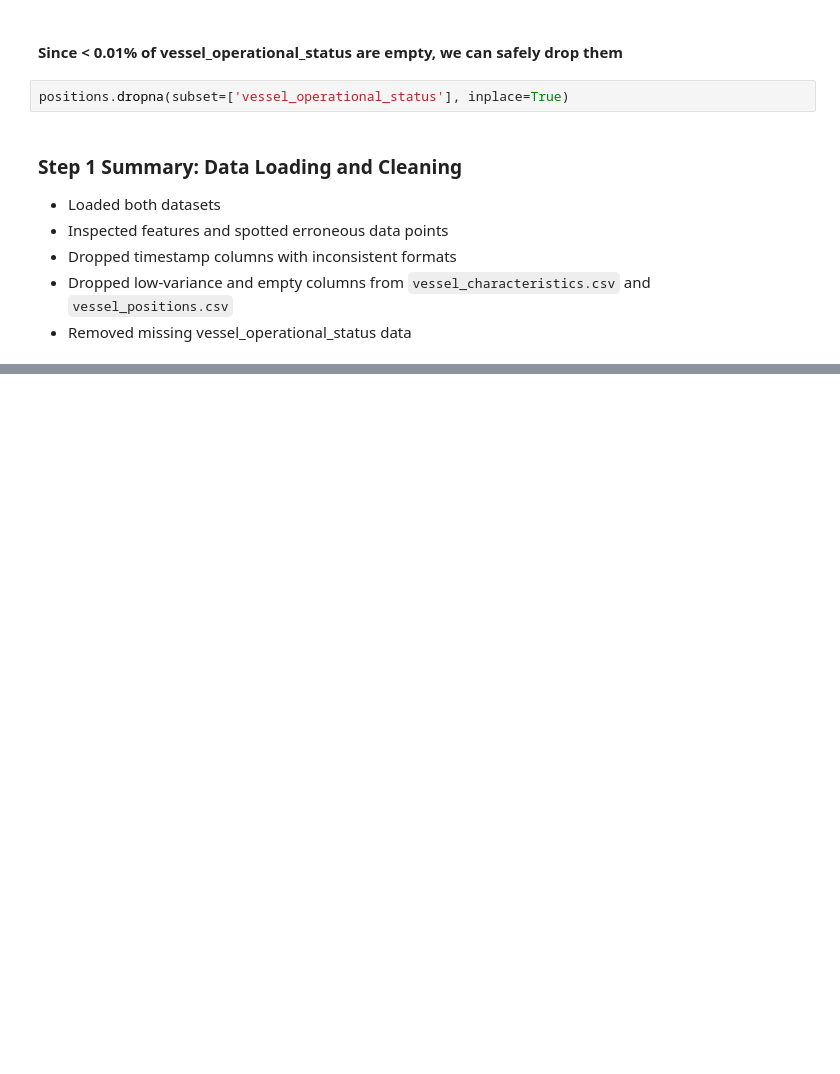
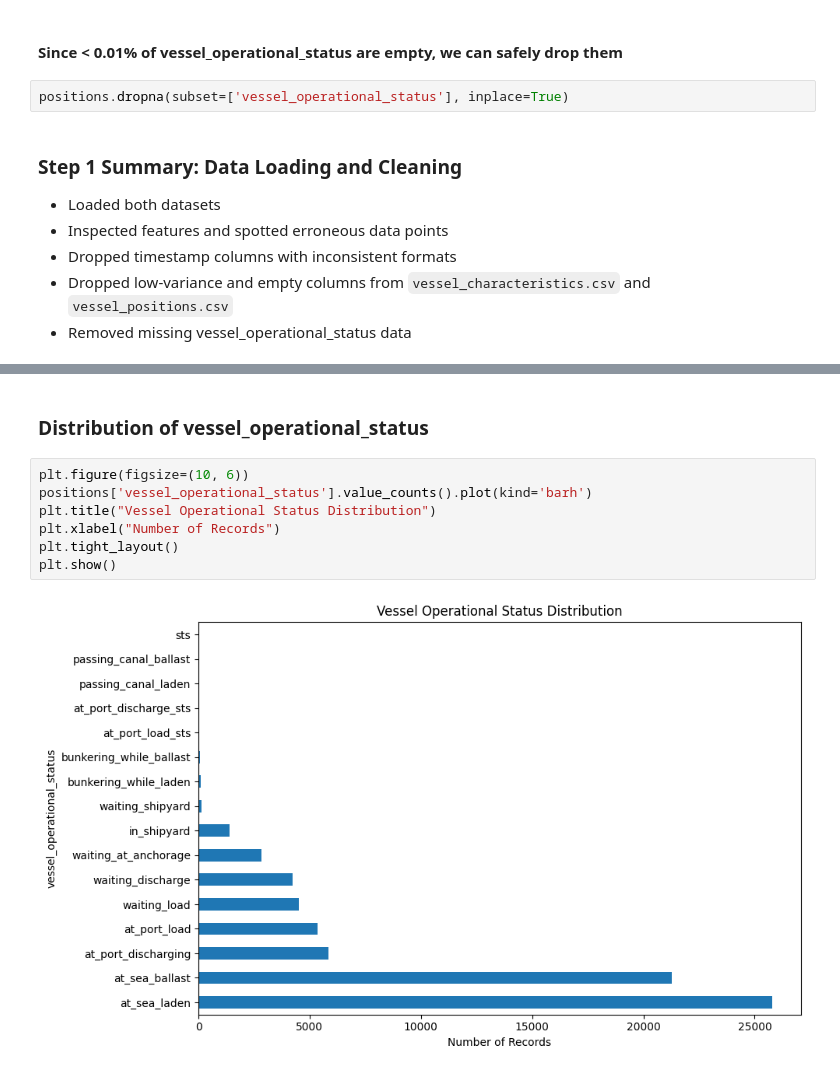
Before and after one commit to halladaas/vessel-analysis, a Jupyter notebook: notebook/profision-vessel-analysis.ipynb, the cells around one changed output, grey strips where cells are left out. Saved outputs shown, nothing was run; the diff lists cells and outputs as text; blank space fills up the shorter version.

Commit message:
Step 2: Exploratory analysis of operational status, speed, and draft

```diff
--- a/notebook/profision-vessel-analysis.ipynb
+++ b/notebook/profision-vessel-analysis.ipynb
@@ -306,0 +334,11 @@ positions.dropna(subset=['vessel_operational_status'], inplace=True)
+# %% [markdown]
+### Distribution of vessel_operational_status
+# %%
+plt.figure(figsize=(10, 6))
+positions['vessel_operational_status'].value_counts().plot(kind='barh')
+plt.title("Vessel Operational Status Distribution")
+plt.xlabel("Number of Records")
+plt.tight_layout()
+plt.show()
+# %% [output]
+[figure, added]
```
Also changed, not shown: parts of 18 cells of this notebook.
